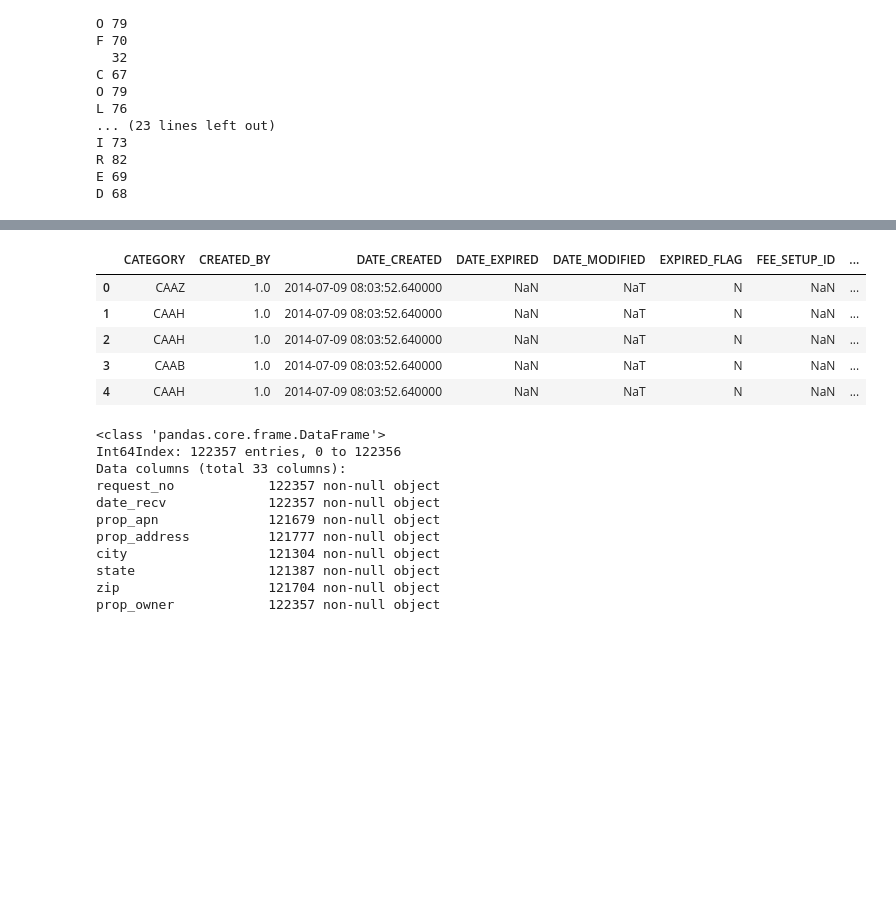
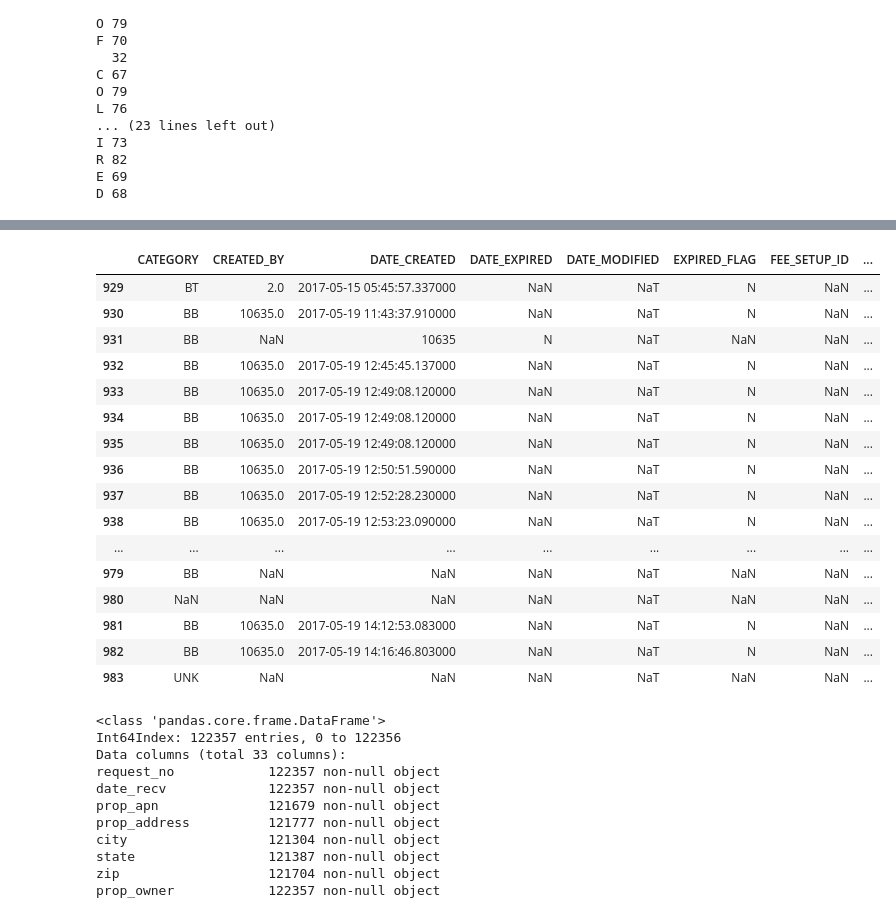
Before and after one commit to DataScienceBS/data-question-2-tornado-bombers, a Jupyter notebook: DQ2_SQL into Python.ipynb, the cells around one changed output, grey strips where cells are left out. Saved outputs shown, nothing was run; the diff lists cells and outputs as text; code cells hidden in the pictures; blank space fills up the shorter version.

```diff
--- a/DQ2_SQL into Python.ipynb
+++ b/DQ2_SQL into Python.ipynb
@@ -552,14 +552,25 @@ unknown = {'VIOLATION_DESC':['UNKNOWN'], 'CATEGORY':['UNK']}
 append_df = pd.DataFrame(data=unknown)
 cleaning_prop = cleaning_prop.append(append_df, ignore_index=True)
 # %%
-cleaning_prop.head(n=5)
+cleaning_prop.tail(n=55)
 # %% [output]
 |  | CATEGORY | CREATED_BY | DATE_CREATED | DATE_EXPIRED | DATE_MODIFIED | EXPIRED_FLAG | FEE_SETUP_ID | ... |
-| 0 | CAAZ | 1.0 | 2014-07-09 08:03:52.640000 | NaN | NaT | N | NaN | ... |
-| 1 | CAAH | 1.0 | 2014-07-09 08:03:52.640000 | NaN | NaT | N | NaN | ... |
-| 2 | CAAH | 1.0 | 2014-07-09 08:03:52.640000 | NaN | NaT | N | NaN | ... |
-| 3 | CAAB | 1.0 | 2014-07-09 08:03:52.640000 | NaN | NaT | N | NaN | ... |
-| 4 | CAAH | 1.0 | 2014-07-09 08:03:52.640000 | NaN | NaT | N | NaN | ... |
+| 929 | BT | 2.0 | 2017-05-15 05:45:57.337000 | NaN | NaT | N | NaN | ... |
+| 930 | BB | 10635.0 | 2017-05-19 11:43:37.910000 | NaN | NaT | N | NaN | ... |
+| 931 | BB | NaN | 10635 | N | NaT | NaN | NaN | ... |
+| 932 | BB | 10635.0 | 2017-05-19 12:45:45.137000 | NaN | NaT | N | NaN | ... |
+| 933 | BB | 10635.0 | 2017-05-19 12:49:08.120000 | NaN | NaT | N | NaN | ... |
+| 934 | BB | 10635.0 | 2017-05-19 12:49:08.120000 | NaN | NaT | N | NaN | ... |
+| 935 | BB | 10635.0 | 2017-05-19 12:49:08.120000 | NaN | NaT | N | NaN | ... |
+| 936 | BB | 10635.0 | 2017-05-19 12:50:51.590000 | NaN | NaT | N | NaN | ... |
+| 937 | BB | 10635.0 | 2017-05-19 12:52:28.230000 | NaN | NaT | N | NaN | ... |
+| 938 | BB | 10635.0 | 2017-05-19 12:53:23.090000 | NaN | NaT | N | NaN | ... |
+| ... | ... | ... | ... | ... | ... | ... | ... | ... |
+| 979 | BB | NaN | NaN | NaN | NaT | NaN | NaN | ... |
+| 980 | NaN | NaN | NaN | NaN | NaT | NaN | NaN | ... |
+| 981 | BB | 10635.0 | 2017-05-19 14:12:53.083000 | NaN | NaT | N | NaN | ... |
+| 982 | BB | 10635.0 | 2017-05-19 14:16:46.803000 | NaN | NaT | N | NaN | ... |
+| 983 | UNK | NaN | NaN | NaN | NaT | NaN | NaN | ... |
 # %%
 vio_with_cats = pd.merge(cleaning_standards, cleaning_prop, how='left', left_on='violations_noted', right_on='VIOLATION_DESC')
 # %%
```
Also changed, not shown: parts of 20 cells of this notebook, 5 other files.
